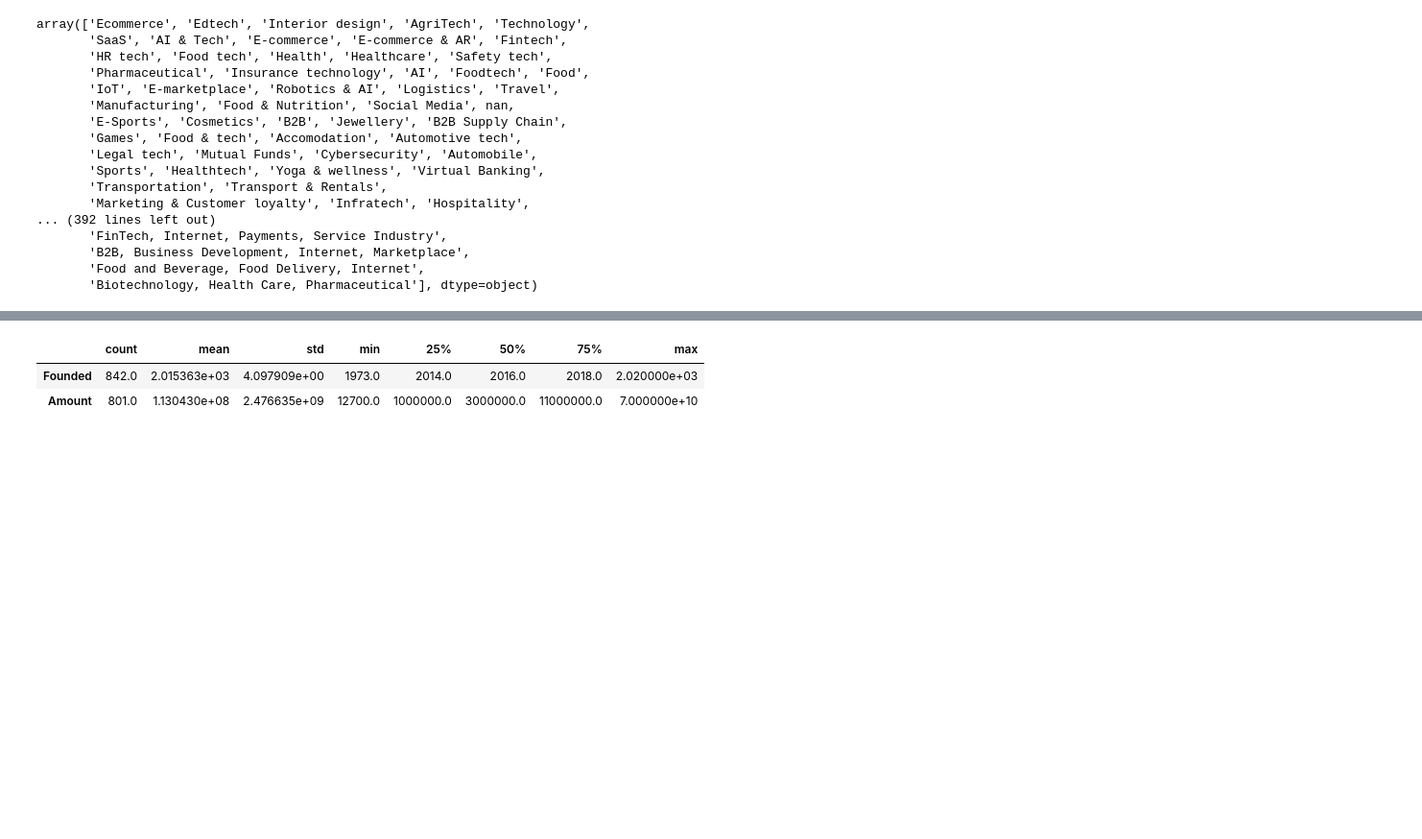
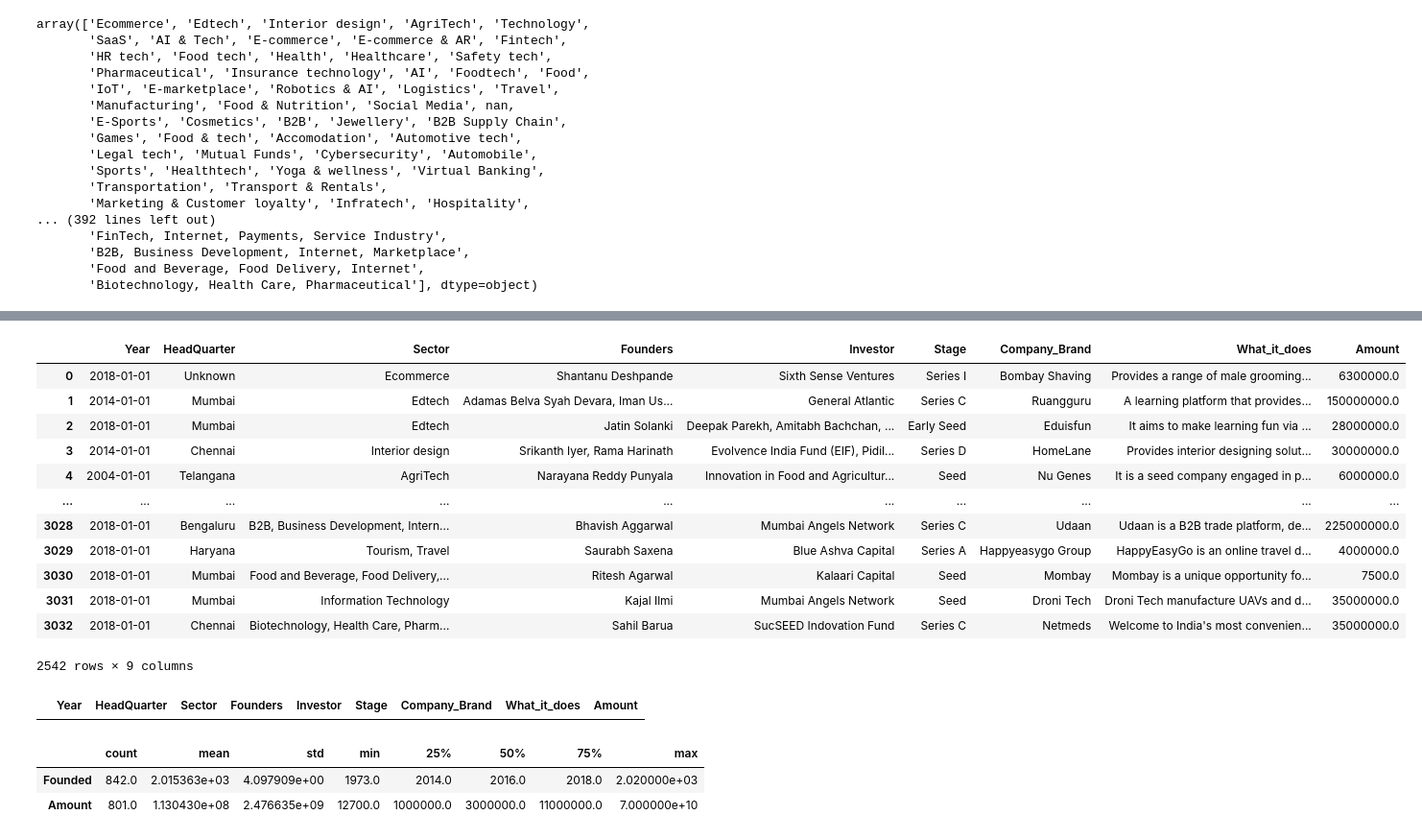
Before and after one commit to codeayiku/Demo-indian-start-up, a Jupyter notebook: Notebooks/India.ipynb, the cells around one changed output, grey strips where cells are left out. Shown at 96% size. Drawn from its saved outputs; the diff is of its cells as text; code cells hidden in the pictures; blank space fills up the shorter version.

```diff
--- a/Notebooks/India.ipynb
+++ b/Notebooks/India.ipynb
@@ -738,0 +770,2 @@ array(['Ecommerce', 'Edtech', 'Interior design', 'AgriTech', 'Technology',
+# %%
+df_combined['Sector'].fillna('Unknown', inplace=True)
@@ -739,3 +1006,29 @@ array(['Ecommerce', 'Edtech', 'Interior design', 'AgriTech', 'Technology',
+# %%
+# Drop duplicates if any
+df_combined = df_combined.drop_duplicates()
+df_combined
+# %% [output]
+|  | Year | HeadQuarter | Sector | Founders | Investor | Stage | Company_Brand | What_it_does | Amount |
+| 0 | 2018-01-01 | Unknown | Ecommerce | Shantanu Deshpande | Sixth Sense Ventures | Series I | Bombay Shaving | Provides a range of male grooming... | 6300000.0 |
+| 1 | 2014-01-01 | Mumbai | Edtech | Adamas Belva Syah Devara, Iman Us... | General Atlantic | Series C | Ruangguru | A learning platform that provides... | 150000000.0 |
+| 2 | 2018-01-01 | Mumbai | Edtech | Jatin Solanki | Deepak Parekh, Amitabh Bachchan, ... | Early Seed | Eduisfun | It aims to make learning fun via ... | 28000000.0 |
+| 3 | 2014-01-01 | Chennai | Interior design | Srikanth Iyer, Rama Harinath | Evolvence India Fund (EIF), Pidil... | Series D | HomeLane | Provides interior designing solut... | 30000000.0 |
+| 4 | 2004-01-01 | Telangana | AgriTech | Narayana Reddy Punyala | Innovation in Food and Agricultur... | Seed | Nu Genes | It is a seed company engaged in p... | 6000000.0 |
+| ... | ... | ... | ... | ... | ... | ... | ... | ... | ... |
+| 3028 | 2018-01-01 | Bengaluru | B2B, Business Development, Intern... | Bhavish Aggarwal | Mumbai Angels Network | Series C | Udaan | Udaan is a B2B trade platform, de... | 225000000.0 |
+| 3029 | 2018-01-01 | Haryana | Tourism, Travel | Saurabh Saxena | Blue Ashva Capital | Series A | Happyeasygo Group | HappyEasyGo is an online travel d... | 4000000.0 |
+| 3030 | 2018-01-01 | Mumbai | Food and Beverage, Food Delivery,... | Ritesh Agarwal | Kalaari Capital | Seed | Mombay | Mombay is a unique opportunity fo... | 7500.0 |
+| 3031 | 2018-01-01 | Mumbai | Information Technology | Kajal Ilmi | Mumbai Angels Network | Seed | Droni Tech | Droni Tech manufacture UAVs and d... | 35000000.0 |
+| 3032 | 2018-01-01 | Chennai | Biotechnology, Health Care, Pharm... | Sahil Barua | SucSEED Indovation Fund | Series C | Netmeds | Welcome to India's most convenien... | 35000000.0 |
+2542 rows × 9 columns
+# %%
+# Define the regular expression pattern
+pattern = r'^[\$\₹]|\b\d'
+
+# Filter the DataFrame where 'Investor' values start with $, ₹, or an integer
+df_combined[df_combined['Stage'].str.match(pattern, na=False)]
+# %% [output]
+|  | Year | HeadQuarter | Sector | Founders | Investor | Stage | Company_Brand | What_it_does | Amount |
 # %%
 #Summary Statistics
 data.describe().T
```
Also changed, not shown: parts of 22 cells of this notebook.
